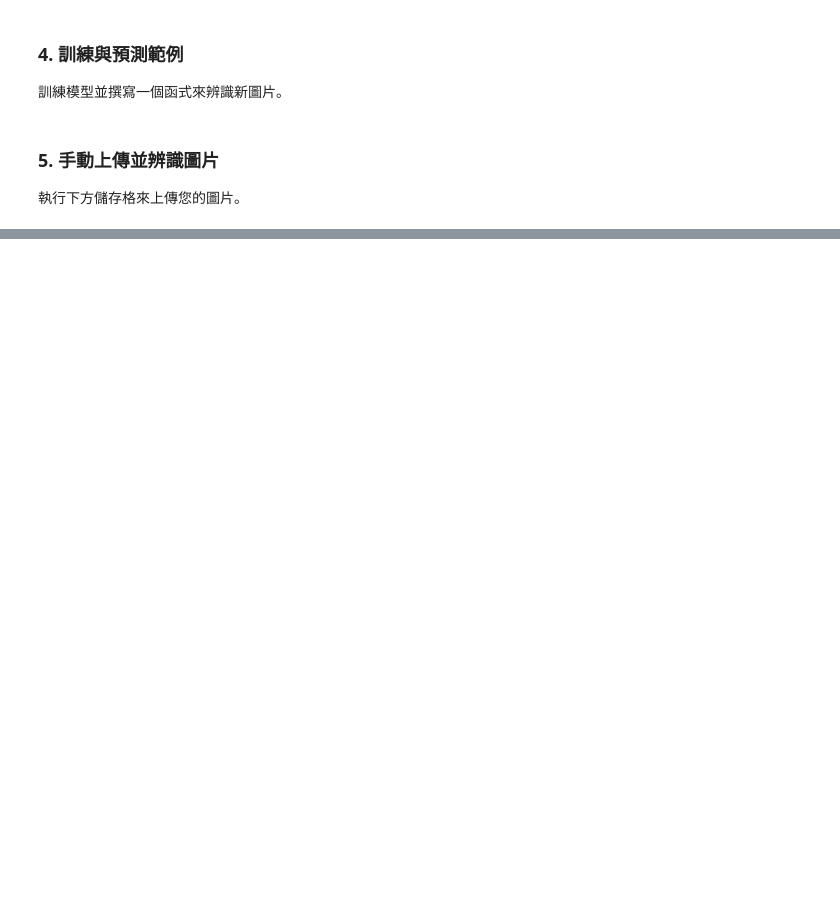
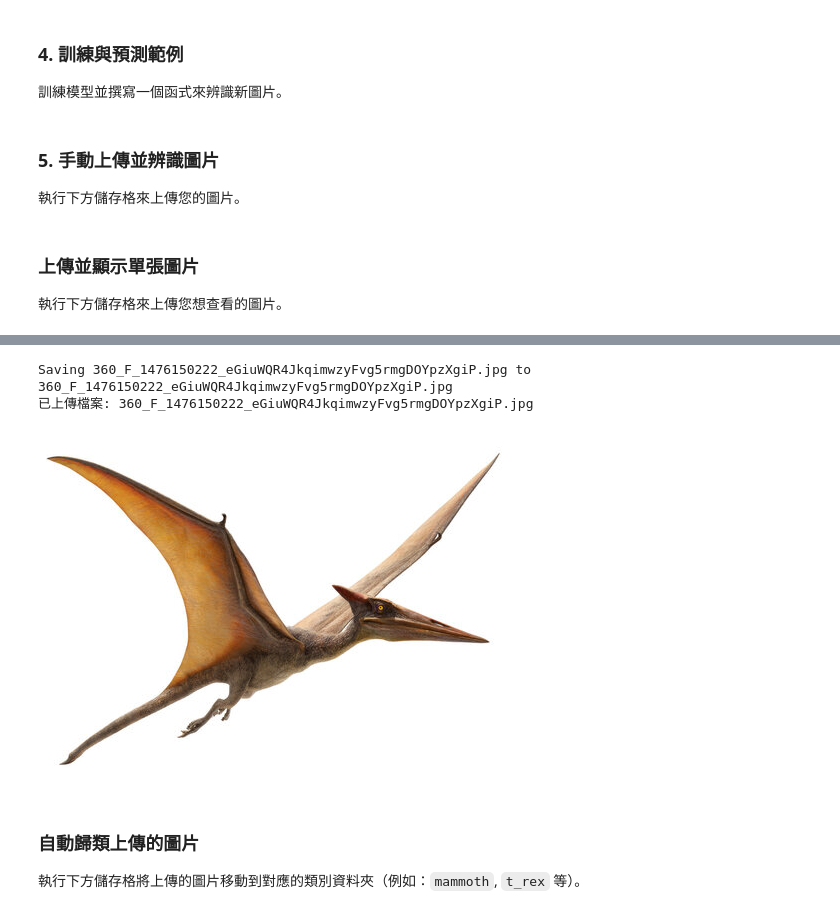
Before and after one commit to shih142/BMI, a Jupyter notebook: docs/_index.ipynb, the cells around one changed output, grey strips where cells are left out. Drawn from its saved outputs; the diff is of its cells as text; code cells hidden in the pictures; blank space fills up the shorter version.

```diff
--- a/docs/_index.ipynb
+++ b/docs/_index.ipynb
@@ -136,31 +195,32 @@ except Exception as e:
 import tensorflow as tf
 from tensorflow.keras import layers, models
 
-# 更換為 EfficientNetV2L 模型
-print('正在載入 EfficientNetV2L...')
+# 使用最強大的 EfficientNetV2L 模型
+print('正在載入最強模型：EfficientNetV2L...')
 base_model = tf.keras.applications.EfficientNetV2L(
     input_shape=(img_height, img_width, 3),
     include_top=False,
     weights='imagenet'
 )
 
-# 開放基礎模型進行微調
+# 開放微調以獲得最高準確度
 base_model.trainable = True
 
-# 重新建立模型結構
+# 建立更強大的頂層結構
 model = models.Sequential([
-  base_model,
-  layers.GlobalAveragePooling2D(),
-  layers.Dropout(0.3), # 稍微增加 Dropout 以防止過擬合
-  layers.Dense(len(class_names), activation='softmax')
+    base_model,
+    layers.GlobalAveragePooling2D(),
+    layers.BatchNormalization(),
+    layers.Dropout(0.4),
+    layers.Dense(len(class_names), activation='softmax')
 ])
 
-# 使用較低的學習率進行微調
+# 使用極低的學習率進行深度微調
 model.compile(
-    optimizer=tf.keras.optimizers.Adam(learning_rate=1e-5),
+    optimizer=tf.keras.optimizers.Adam(learning_rate=1e-6),
     loss='sparse_categorical_crossentropy',
     metrics=['accuracy']
 )
 
 model.summary()
-print('\n模型已更換為 EfficientNetV2L，準備好進行訓練。')
+print('\n最強模型 EfficientNetV2L 已準備就緒，建議重新執行訓練儲存格。')
@@ -264,3 +348,21 @@ for filename in uploaded.keys():
     print(f'正在辨識上傳的檔案: {filename}')
     # 執行預測
     predict_ancient_animal(filename)
+# %% [markdown]
+### 上傳並顯示單張圖片
+執行下方儲存格來上傳您想查看的圖片。
+# %%
+from google.colab import files
+from IPython.display import display
+from PIL import Image
+
+# 啟動上傳介面
+uploaded = files.upload()
+
+for filename in uploaded.keys():
+    print(f'已上傳檔案: {filename}')
+
+    # 開啟並顯示圖片
+    img = Image.open(filename)
+    display(img)
+# %% [output]
@@ -266,0 +370,6 @@ for filename in uploaded.keys():
+Saving 360_F_1476150222_eGiuWQR4JkqimwzyFvg5rmgDOYpzXgiP.jpg to 360_F_1476150222_eGiuWQR4JkqimwzyFvg5rmgDOYpzXgiP.jpg
+已上傳檔案: 360_F_1476150222_eGiuWQR4JkqimwzyFvg5rmgDOYpzXgiP.jpg
+[figure, added]
+# %% [markdown]
+### 自動歸類上傳的圖片
+執行下方儲存格將上傳的圖片移動到對應的類別資料夾（例如：`mammoth`, `t_rex` 等）。
```
Also changed, not shown: parts of 34 cells of this notebook.
